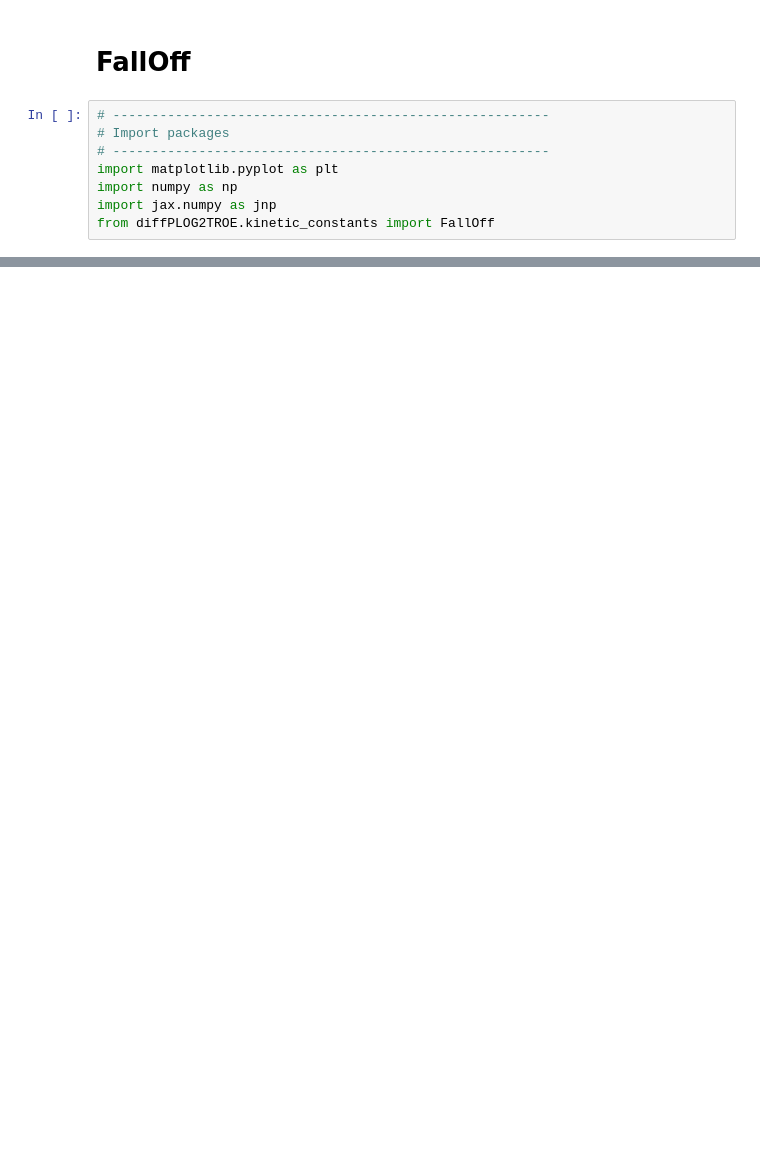
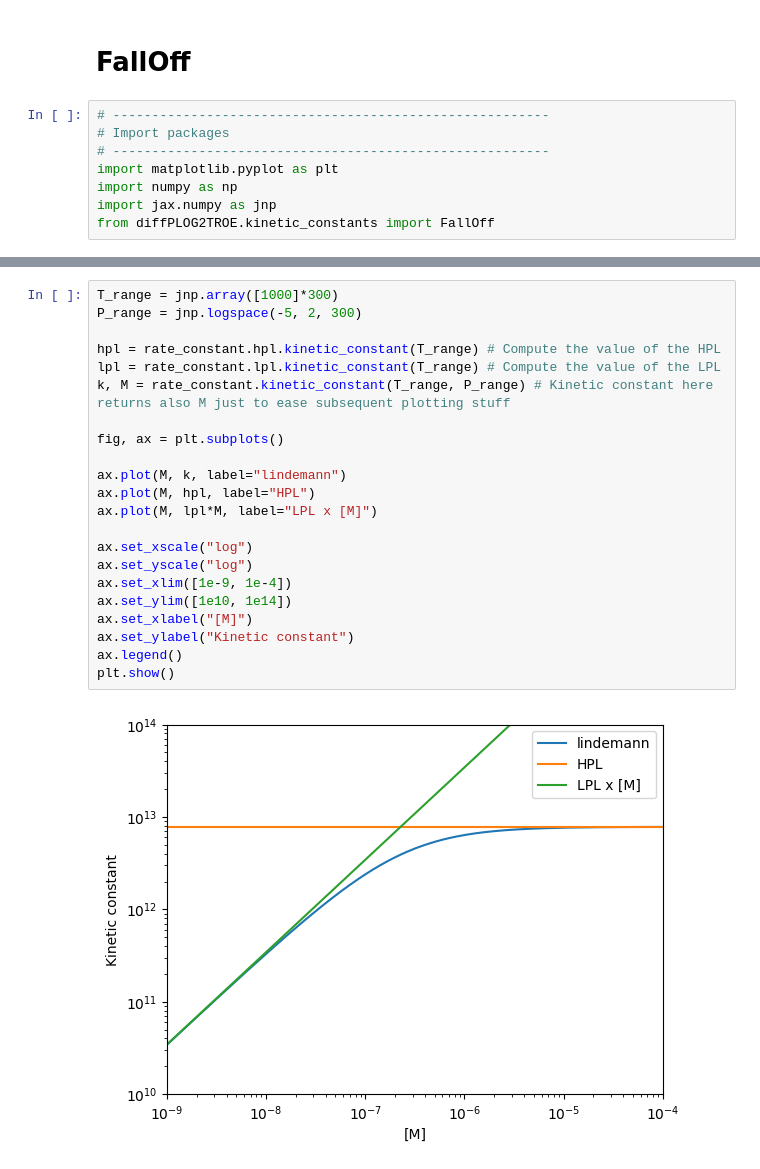
Before and after one commit to tdinelli/diffPLOG2TROE, a Jupyter notebook: examples/FallOff.ipynb, the cells around one changed output, grey strips where cells are left out. Saved outputs shown, nothing was run; the diff lists cells and outputs as text; blank space fills up the shorter version.

Commit message:
feat: kinetic constants examples finished

```diff
--- a/examples/FallOff.ipynb
+++ b/examples/FallOff.ipynb
@@ -87,0 +69,24 @@ from diffPLOG2TROE.kinetic_constants import FallOff
+# %%
+T_range = jnp.array([1000]*300)
+P_range = jnp.logspace(-5, 2, 300)
+
+hpl = rate_constant.hpl.kinetic_constant(T_range) # Compute the value of the HPL
+lpl = rate_constant.lpl.kinetic_constant(T_range) # Compute the value of the LPL
+k, M = rate_constant.kinetic_constant(T_range, P_range) # Kinetic constant here returns also M just to ease subsequent plotting stuff
+
+fig, ax = plt.subplots()
+
+ax.plot(M, k, label="lindemann")
+ax.plot(M, hpl, label="HPL")
+ax.plot(M, lpl*M, label="LPL x [M]")
+
+ax.set_xscale("log")
+ax.set_yscale("log")
+ax.set_xlim([1e-9, 1e-4])
+ax.set_ylim([1e10, 1e14])
+ax.set_xlabel("[M]")
+ax.set_ylabel("Kinetic constant")
+ax.legend()
+plt.show()
+# %% [output]
+[figure, added]
```
Also changed, not shown: parts of 10 cells of this notebook, 6 other files.
